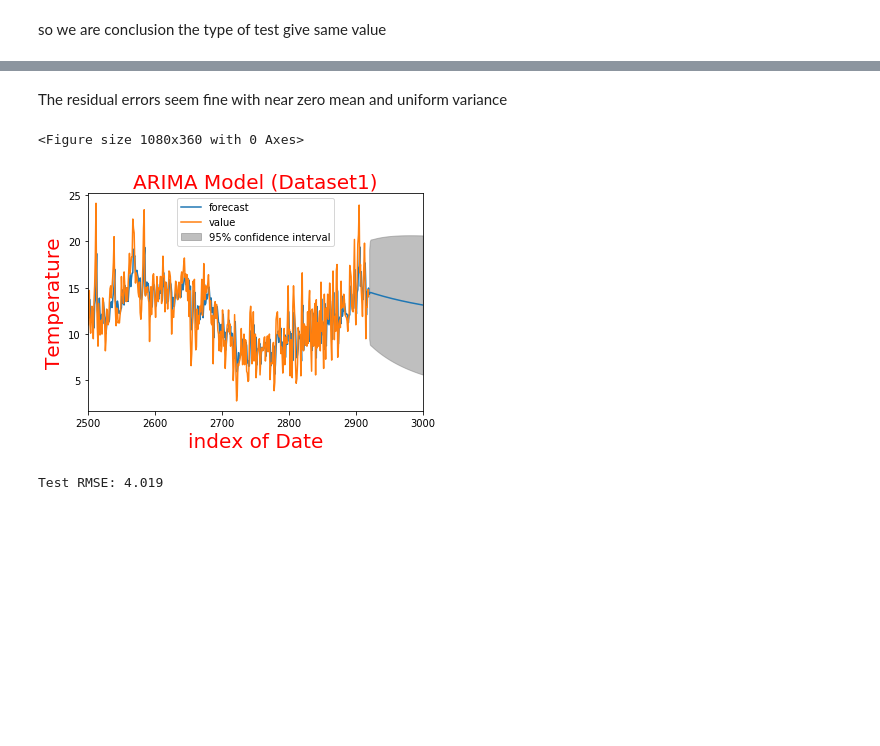
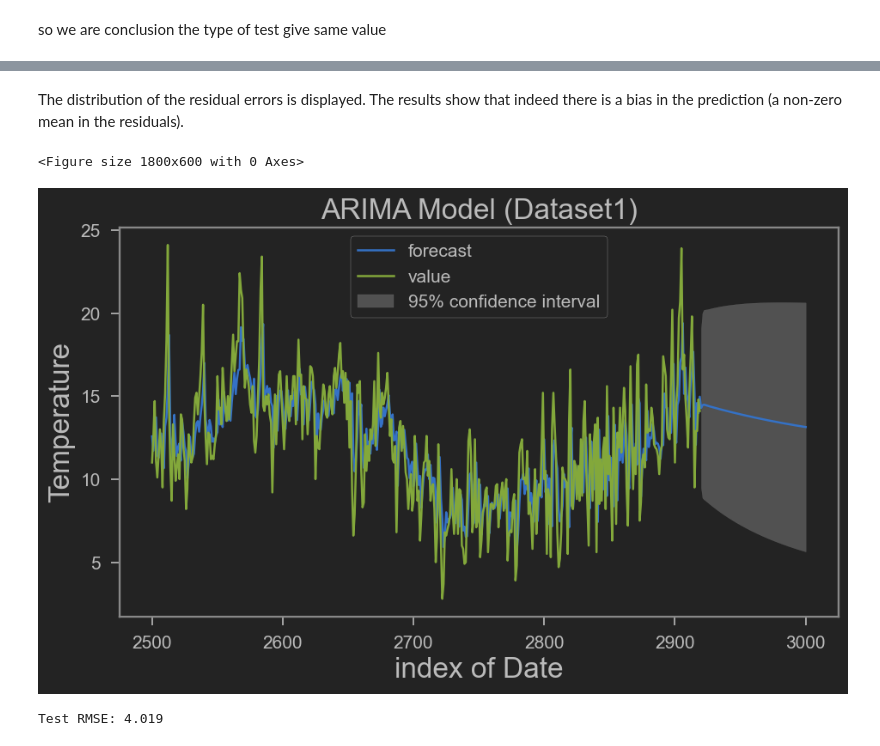
Before and after one commit to mustafa231/EGSA, a Jupyter notebook: ARIMA/ARIMA_Model1.ipynb, the cells around one changed output, grey strips where cells are left out. Saved outputs shown, nothing was run; the diff lists cells and outputs as text; code cells hidden in the pictures; blank space fills up the shorter version.

Commit message:
Update_ARIMA

```diff
--- a/ARIMA/ARIMA_Model1.ipynb
+++ b/ARIMA/ARIMA_Model1.ipynb
@@ -8,7 +8,10 @@ from math import sqrt
 import pandas as pd
 #draw a graph
 import matplotlib.pyplot as plt
-plt.rcParams.update({'figure.figsize':(9,3), 'figure.dpi':120})
+from jupyterthemes import jtplot
+
+jtplot.style(theme='monokai', context='notebook', ticks=True, grid=False)
+plt.rcParams.update({'figure.figsize':(9,5), 'figure.dpi':120})
 pd.options.mode.chained_assignment = None
 # %%
 data = pd.read_csv('Dataset1_Cleaned.csv',names=['value'],header=0)
@@ -50,3 +50,7 @@ test = data[2920:]
+# %%
+#We then split the data into train (80%) and test set (20%).
+train_size = int(len(data) * 0.8)
+train, test = data[0:train_size], data[train_size:len(data)]
 # %%
 from pmdarima.arima.utils import ndiffs
 #choose the best test model based on min value
@@ -155,16 +140,16 @@ plt.show()
-# %% [markdown]
-The residual errors seem fine with near zero mean and uniform variance
+# %% [markdown]
+The distribution of the residual errors is displayed. The results show that indeed there is a bias in the prediction (a non-zero mean in the residuals).
 # %%
 # Actual vs Fitted
 plt.figure(figsize=(15,5))
 model_ARIMA.plot_predict(start=2500,end=3000,dynamic=False,alpha=0.05)
-plt.xlabel("index of Date" ,fontsize=20,color='red')
-plt.ylabel("Temperature",fontsize=20,color='red')
-plt.title("ARIMA Model (Dataset1)",fontsize=20,color='red')
+plt.xlabel("index of Date" ,fontsize=20)
+plt.ylabel("Temperature",fontsize=20)
+plt.title("ARIMA Model (Dataset1)",fontsize=20)
 plt.show()
 # %% [output]
-<Figure size 1080x360 with 0 Axes>
+<Figure size 1800x600 with 0 Axes>
-[figure, old version]
+[figure, new version]
 # %%
 predict=model_ARIMA.predict(start=len(train),end=len(data)-1)
 # %%
```
Also changed, not shown: parts of 7 cells of this notebook, 3 other files.
